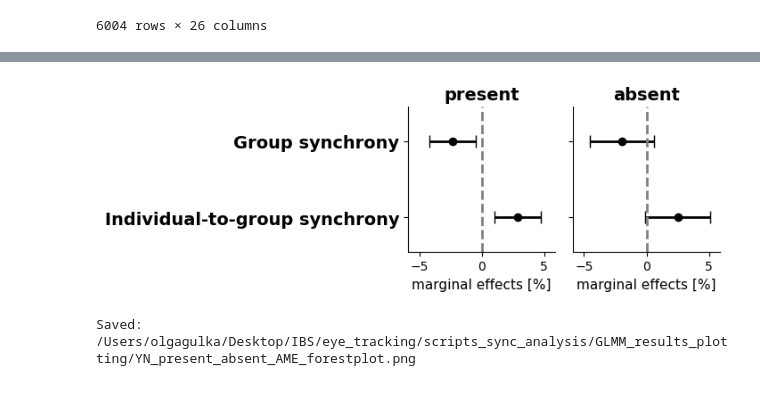
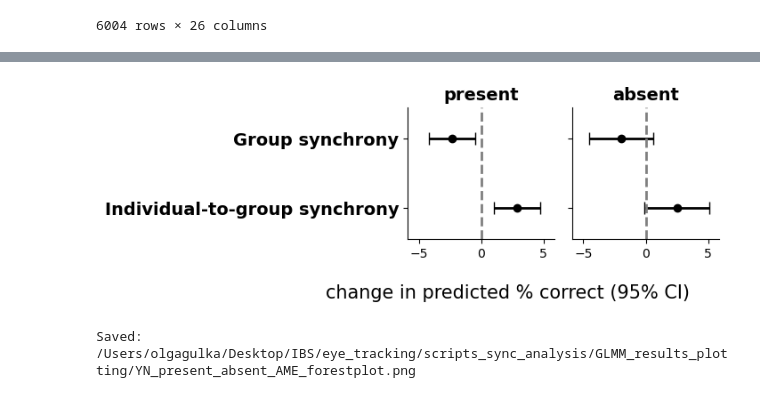
Before and after one commit to olgagulka/eye-tracking-attention, a Jupyter notebook: notebooks/analysis/synchrony_visualization.ipynb, the cells around one changed output, grey strips where cells are left out. Saved outputs shown, nothing was run; the diff lists cells and outputs as text; code cells hidden in the pictures.

Commit message:
Update synchrony visualization

```diff
--- a/notebooks/analysis/synchrony_visualization.ipynb
+++ b/notebooks/analysis/synchrony_visualization.ipynb
@@ -437,4 +0,0 @@ results = compute_group_and_pilot_sync(
-# %%
-## script for showing individual synchrony and group synchrony values
-
-plt.rcParams.update({"font.size": 14}) #one line that sets all font to be the same in size for all figures
@@ -1928,7 +839,7 @@ ax_p.errorbar(
 )
 ax_p.axvline(0, linestyle="--", color="gray", linewidth=2)
 ax_p.set_title("present", fontsize=14, weight="bold")
-ax_p.set_xlabel("marginal effects [%]", fontsize=11)
+
 
 # absent
 ax_a.errorbar(
@@ -1938,37 +849,43 @@ ax_a.errorbar(
 )
 ax_a.axvline(0, linestyle="--", color="gray", linewidth=2)
 ax_a.set_title("absent", fontsize=14, weight="bold")
-ax_a.set_xlabel("marginal effects [%]", fontsize=11)
+
+ax_p.set_ylim(len(y_pos) - 0.5, -0.5)
+# title for x-axis
+
+fig.supxlabel("change in predicted % correct (95% CI)", fontsize=15, x = 0.65)
+
+plt.tight_layout()
 
 # y labels
 ax_p.set_yticks(y_pos)
 ax_p.set_yticklabels(df_p["label_plot"].astype(str).values, fontsize=14, fontweight="bold")
 ax_p.invert_yaxis()
 
 # tighten whitespace
 ax_p.margins(y=0.03)
 ax_a.margins(y=0.03)
 ax_p.set_ylim(len(y_pos) - 0.55, -0.45)
 
 # symmetric x limits
 xmin = min(df_p["CI_low"].min(), df_a["CI_low"].min())
 xmax = max(df_p["CI_high"].max(), df_a["CI_high"].max())
 m = max(abs(xmin), abs(xmax)) * 1.15
 ax_p.set_xlim(-m, m)
 ax_a.set_xlim(-m, m)
 
 for ax in (ax_p, ax_a):
     ax.spines["top"].set_visible(False)
     ax.spines["right"].set_visible(False)
     ax.tick_params(axis="x", labelsize=10)
 
 plt.tight_layout()
 
 out_path = "/Users/olgagulka/Desktop/IBS/eye_tracking/scripts_sync_analysis/GLMM_results_plotting/YN_present_absent_AME_forestplot.png"
 plt.savefig(out_path, dpi=300, bbox_inches="tight")
 plt.show()
 
 print("Saved:", out_path)
 # %% [output]
-[figure, old version]
+[figure, new version]
 Saved: /Users/olgagulka/Desktop/IBS/eye_tracking/scripts_sync_analysis/GLMM_results_plotting/YN_present_absent_AME_forestplot.png
```
Also changed, not shown: parts of 31 cells of this notebook.
